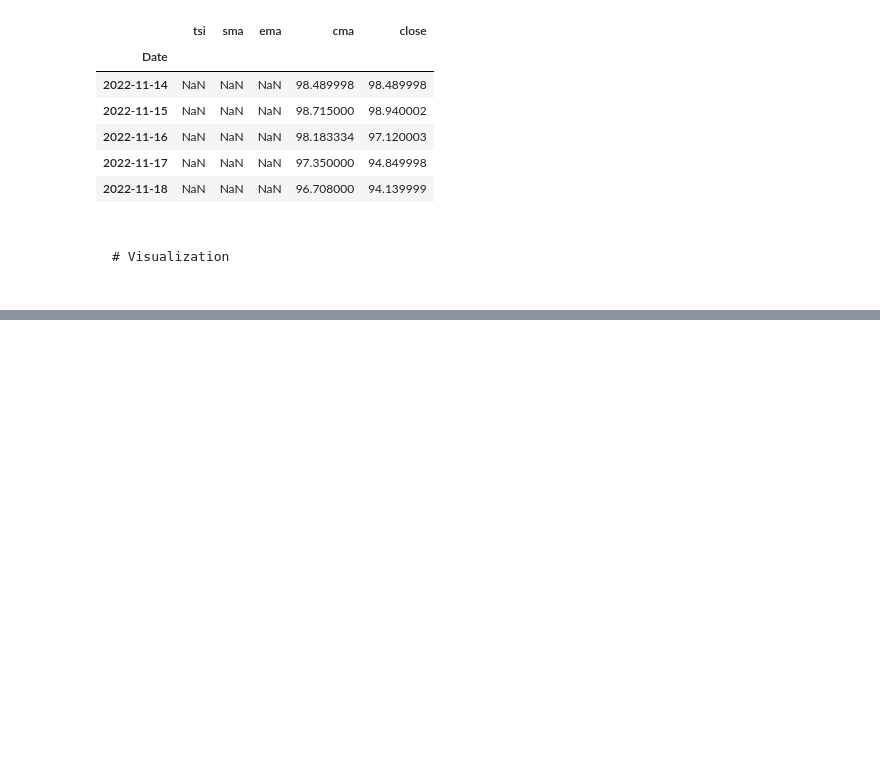
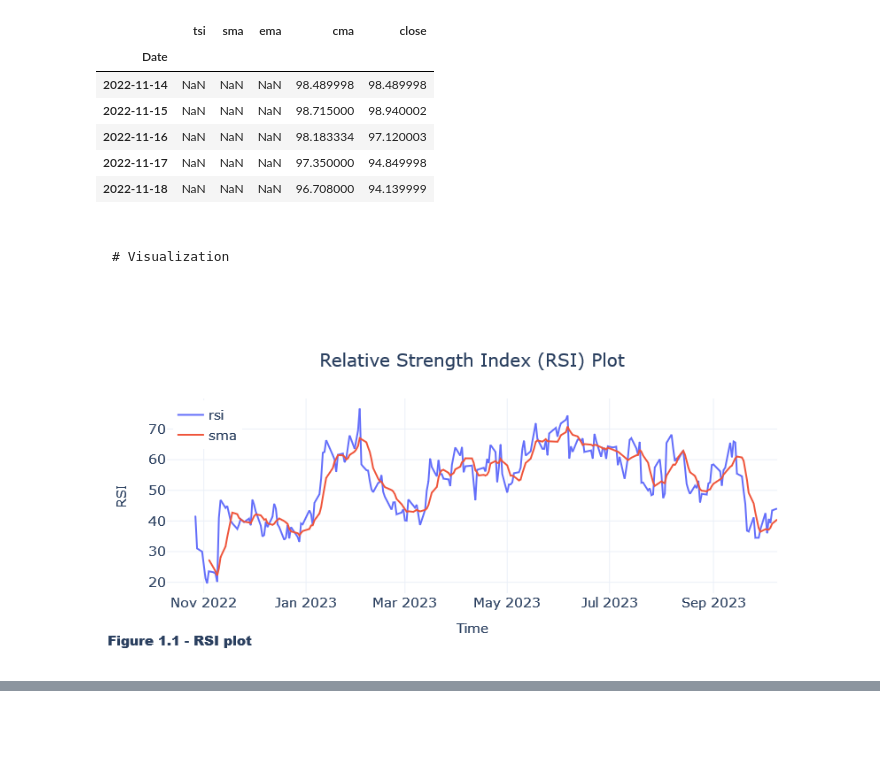
Before and after one commit to jocoder22/FinIndicators, a Jupyter notebook: RSI.ipynb, the cells around one changed output, grey strips where cells are left out. Saved outputs shown, nothing was run; the diff lists cells and outputs as text; code cells hidden in the pictures; blank space fills up the shorter version.

```diff
--- a/RSI.ipynb
+++ b/RSI.ipynb
@@ -149,32 +149,34 @@ rsi_ind.head()
 # %%
 n = 1
 
-text = f"Figure 1.{n} - TSI plot2 "
+text = f"Figure 1.{n} - RSI plot "
 
-fig = px.line(rsi_ind, y=["rsi", "sma", "ema"], title="Relative Strength Index (TSI) Plot")
-fig.add_hline(y=0.0)
-fig.add_hline(y=50.0, line_color="red")
-fig.add_hline(y=-50.0,line_width=3, line_dash="dash", line_color="green")
-fig = format_plot(fig, ylabel="TSI", text=text)
+fig = px.line(rsi_ind, y=["rsi", "sma"], title="Relative Strength Index (RSI) Plot")
+# fig.add_hline(y=0.0)
+# fig.add_hline(y=50.0, line_color="red")
+# fig.add_hline(y=-50.0,line_width=3, line_dash="dash", line_color="green")
+fig = format_plot(fig, ylabel="RSI", text=text)
 fig.update_layout(legend=dict(
     orientation="v",
     entrywidth=70,
     yanchor="top",
     y=1.02,
     xanchor="right",
     x=1
 ))
 
 fig.update_layout(legend=dict(
     yanchor="top",
     y=0.99,
     xanchor="left",
     x=0.01
 ))
 
 # fig.write_image("imgs/chapter_3/line_plot.png")
 fig.show()
 
 
 n += 1
+# %% [output]
+[figure, added]
 # %%
```
Also changed, not shown: parts of 7 cells of this notebook.
